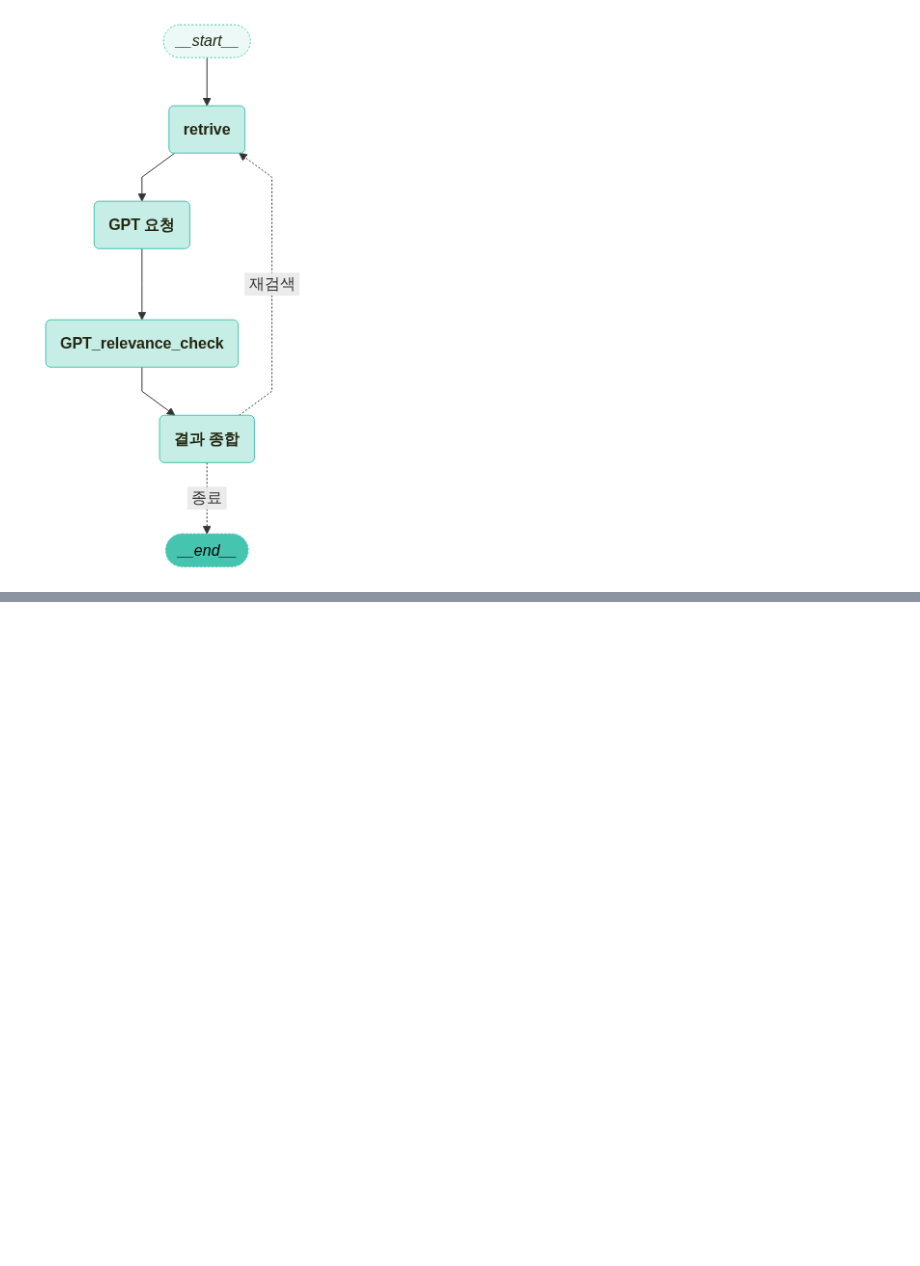
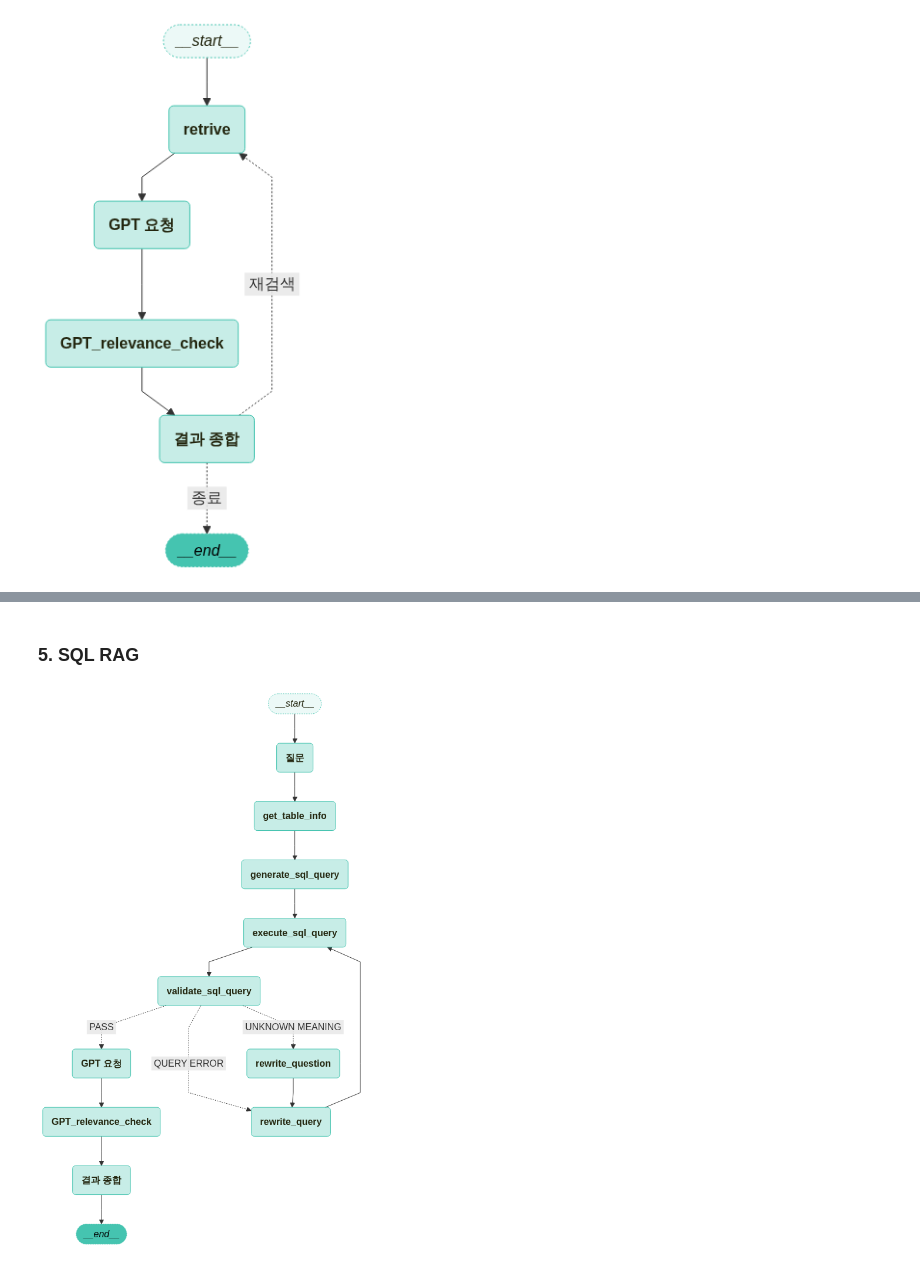
Before and after one commit to kim-bo-saeng/personal_project, a Jupyter notebook: langchain_study/LangGraph_study.ipynb, the cells around one changed output, grey strips where cells are left out. Saved outputs shown, nothing was run; the diff lists cells and outputs as text; code cells hidden in the pictures; blank space fills up the shorter version.

```diff
--- a/langchain_study/LangGraph_study.ipynb
+++ b/langchain_study/LangGraph_study.ipynb
@@ -194,0 +236,48 @@ visualize_graph(app)
+# %% [markdown]
+### 5. SQL RAG
+# %%
+#langgraph.graph에서 StateGraph와 END를 가져옵니다.
+workflow = StateGraph(GraphState)
+
+# 노드를 추가 합니다.
+workflow.add_node("질문", retrive)
+workflow.add_node("get_table_info", get_table_info)
+workflow.add_node("generate_sql_query",generate_sql_query)
+workflow.add_node("execute_sql_query",execute_sql_query)
+workflow.add_node("validate_sql_query", validate_sql_query)
+workflow.add_node("rewrite_question", rewrite_query)
+workflow.add_node("rewrite_query", rewrite_query)
+workflow.add_node("GPT 요청",llm_gpt_execute)
+workflow.add_node("GPT_relevance_check", relevance_check)
+workflow.add_node("결과 종합", sum_up)
+
+# 각 노드를 연결 합니다.
+workflow.add_edge("질문","get_table_info")
+workflow.add_edge("get_table_info","generate_sql_query")
+workflow.add_edge("generate_sql_query","execute_sql_query")
+workflow.add_edge("execute_sql_query","validate_sql_query")
+
+workflow.add_conditional_edges(
+    "validate_sql_query",  # 관련성 체크 노드에서 나온 결과물을 is_relevant 함수에 전달 합니다.
+    decision,
+    {
+        "UNKNOWN MEANING" : "rewrite_question",
+        "QUERY ERROR" : "rewrite_query",
+        "PASS" : "GPT 요청",
+    },
+)
+
+workflow.add_edge("rewrite_question","rewrite_query")
+workflow.add_edge("rewrite_query","execute_sql_query")
+
+workflow.add_edge("GPT 요청","GPT_relevance_check")
+workflow.add_edge("GPT_relevance_check","결과 종합")
+workflow.add_edge("결과 종합",END)
+
+workflow.set_entry_point("질문")
+memory = MemorySaver()
+app = workflow.compile(checkpointer=memory)
+
+visualize_graph(app)
+# %% [output]
+[figure, added]
```
Also changed, not shown: parts of 11 cells of this notebook.
